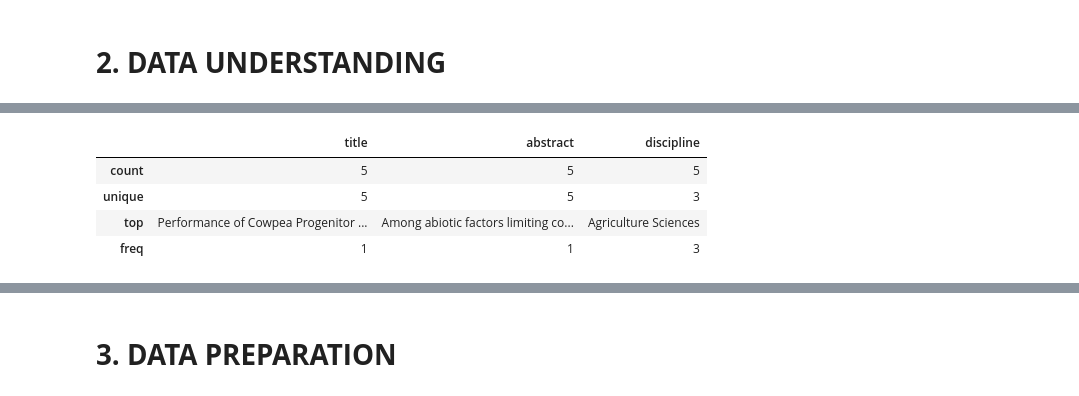
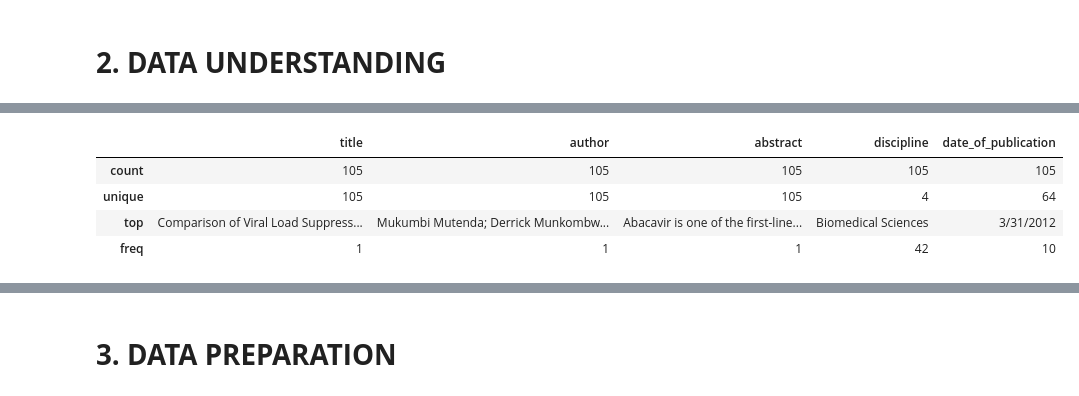
Before and after one commit to chimuka-e-sakala/code-unza25-csc4792-project_team_3-repository-for-Project-Team-3, a Jupyter notebook: code_unza25_csc4792_project_team_3_notebook_ipynb_for_Project_Team_3.ipynb, the cells around one changed output, grey strips where cells are left out. Cells and saved outputs as stored; diff of their text form; code cells hidden in the pictures.

```diff
--- a/code_unza25_csc4792_project_team_3_notebook_ipynb_for_Project_Team_3.ipynb
+++ b/code_unza25_csc4792_project_team_3_notebook_ipynb_for_Project_Team_3.ipynb
@@ -151,9 +176,9 @@ df = pd.read_csv('/content/drive/MyDrive/Colab Project/jabs.csv')
 # %%
-df.describe(include='all')
+var_working_df.describe(include='all')
 # %% [output]
-|  | title | abstract | discipline |
-| count | 5 | 5 | 5 |
-| unique | 5 | 5 | 3 |
-| top | Performance of Cowpea Progenitor ... | Among abiotic factors limiting co... | Agriculture Sciences |
-| freq | 1 | 1 | 3 |
+|  | title | author | abstract | discipline | date_of_publication |
+| count | 105 | 105 | 105 | 105 | 105 |
+| unique | 105 | 105 | 105 | 4 | 64 |
+| top | Comparison of Viral Load Suppress... | Mukumbi Mutenda; Derrick Munkombw... | Abacavir is one of the first-line... | Biomedical Sciences | 3/31/2012 |
+| freq | 1 | 1 | 1 | 42 | 10 |
 # %%
```
Also changed, not shown: parts of 27 cells of this notebook.
